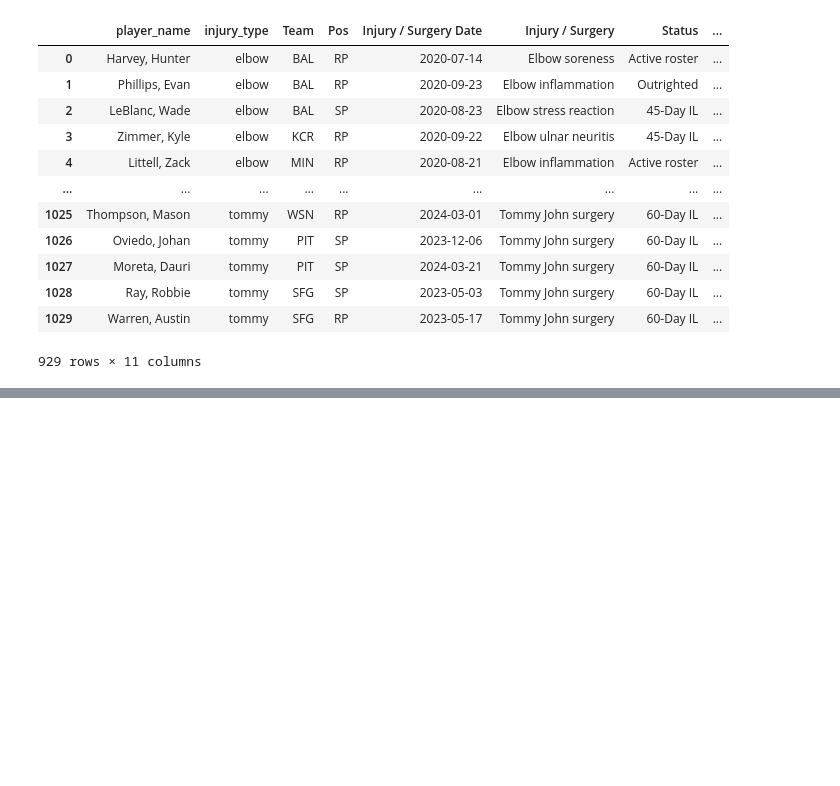
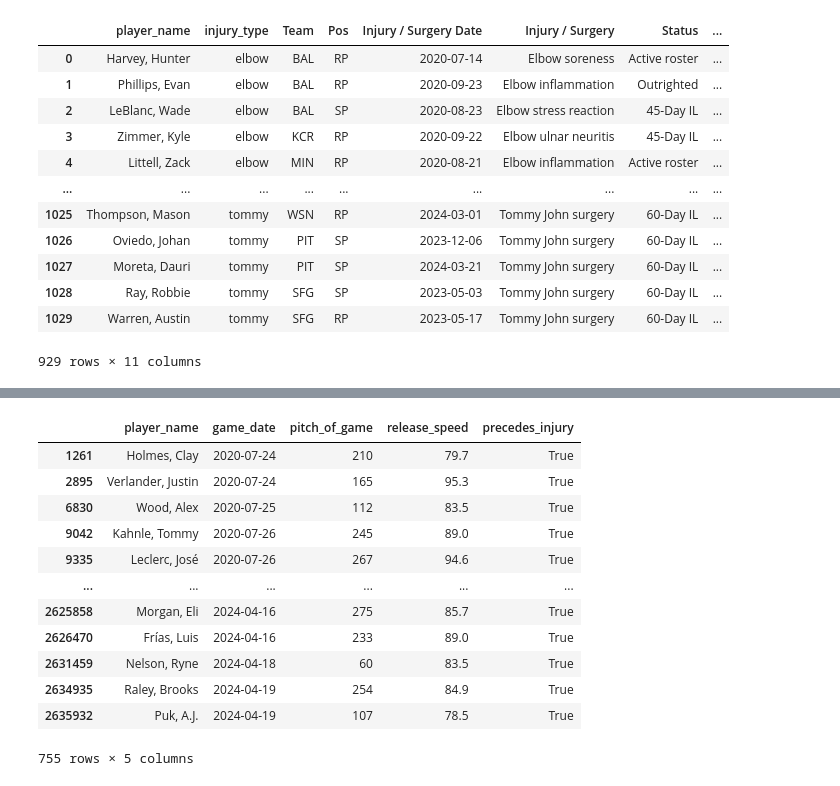
Before and after one commit to lbench/baseball, a Jupyter notebook: exploration2.ipynb, the cells around one changed output, grey strips where cells are left out. Saved outputs shown, nothing was run; the diff lists cells and outputs as text; code cells hidden in the pictures; blank space fills up the shorter version.

```diff
--- a/exploration2.ipynb
+++ b/exploration2.ipynb
@@ -166,3 +131,24 @@ df6
 # %%
+df['precedes_injury'] = False
 df = df[['player_name', 'game_date', 'pitch_of_game', 'release_speed', 'precedes_injury']]
-df
+# %%
+import numpy as np
+from datetime import datetime as dt
+
+date = lambda x: dt.strptime(date, '%Y-%m-%d')
+
+def precedes_injury(injury):
+    df10 = df[df['player_name'] == injury['player_name']]
+
+    df10 = df10[df10['game_date'] <= injury['Injury / Surgery Date']]
+    max_columns = df10.max()
+
+    close_date = max_columns['game_date']
+
+    max_columns = df10[df10['game_date'] == close_date].max()
+
+    last_pitch = max_columns['pitch_of_game']
+
+    return injury['player_name'], close_date, last_pitch
+
+precedes_injury(df4.iloc[7])
@@ -168,0 +157,10 @@ df
+# %%
+i = 0
+for row in df4.iterrows():
+    print(i)
+    i += 1
+    injury = row[1]
+    name, date, pitch = precedes_injury(injury)
+    condition = (df['player_name']==name) & (df['game_date']==date) & (df['pitch_of_game']==pitch)
+
+    df.loc[condition, 'precedes_injury'] = True
@@ -168,0 +185,16 @@ df
+# %%
+df[df['precedes_injury'] == True]
+# %% [output]
+|  | player_name | game_date | pitch_of_game | release_speed | precedes_injury |
+| 1261 | Holmes, Clay | 2020-07-24 | 210 | 79.7 | True |
+| 2895 | Verlander, Justin | 2020-07-24 | 165 | 95.3 | True |
+| 6830 | Wood, Alex | 2020-07-25 | 112 | 83.5 | True |
+| 9042 | Kahnle, Tommy | 2020-07-26 | 245 | 89.0 | True |
+| 9335 | Leclerc, José | 2020-07-26 | 267 | 94.6 | True |
+| ... | ... | ... | ... | ... | ... |
+| 2625858 | Morgan, Eli | 2024-04-16 | 275 | 85.7 | True |
+| 2626470 | Frías, Luis | 2024-04-16 | 233 | 89.0 | True |
+| 2631459 | Nelson, Ryne | 2024-04-18 | 60 | 83.5 | True |
+| 2634935 | Raley, Brooks | 2024-04-19 | 254 | 84.9 | True |
+| 2635932 | Puk, A.J. | 2024-04-19 | 107 | 78.5 | True |
+755 rows × 5 columns
```
Also changed, not shown: parts of 7 cells of this notebook.
